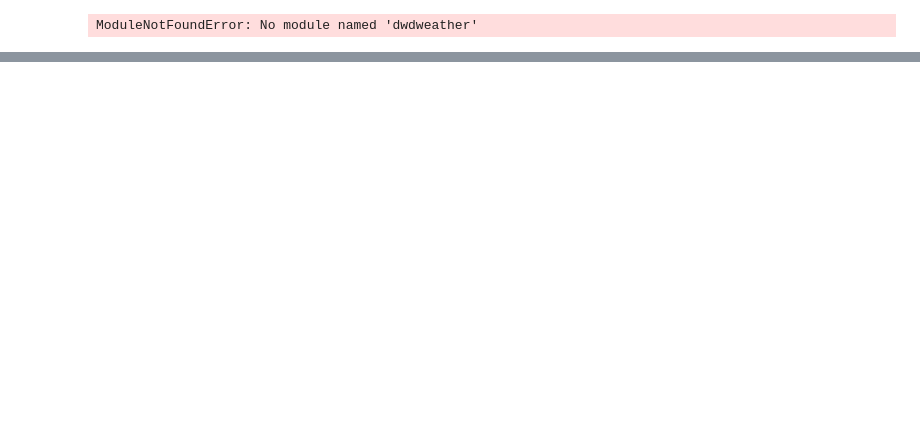
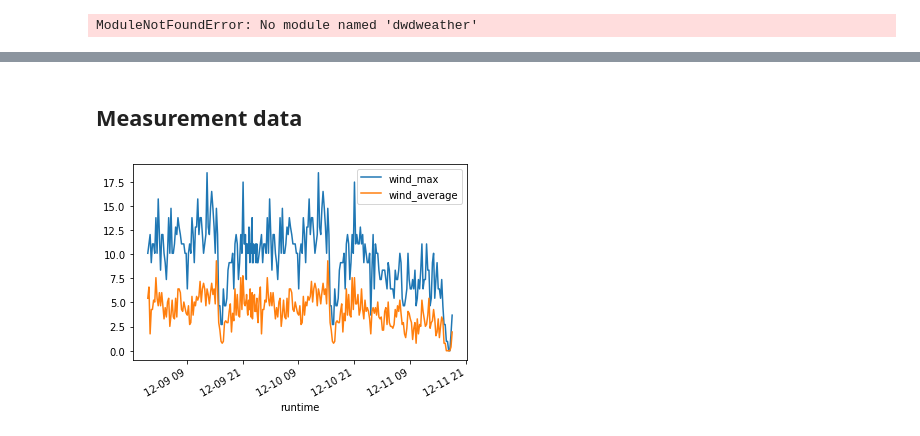
Before and after one commit to windhunter9/notebooks, a Jupyter notebook: weather.ipynb, the cells around one changed output, grey strips where cells are left out. Cells and saved outputs as stored; diff of their text form; code cells hidden in the pictures; blank space fills up the shorter version.

Commit message:
weather: added plots of measurements and forecast

```diff
--- a/weather.ipynb
+++ b/weather.ipynb
@@ -27,0 +34,12 @@ measurement.plot()
+# %%
+measurement['runtime'] = pd.to_datetime(measurement['runtime'])
+forecast['forecast_time'] = pd.to_datetime(forecast['forecast_time'])
+forecast['runtime'] = pd.to_datetime(forecast['runtime'])
+# %% [markdown]
+## Measurement data
+# %%
+fig, ax = plt.subplots()
+measurement.plot(ax = ax, x = 'runtime', y = ['wind_max', 'wind_average']);
+#forecast.plot(ax = ax, x = 'forecast_time', y = 'wind_max');
+# %% [output]
+[figure, added]
```
Also changed, not shown: parts of 4 cells of this notebook.
